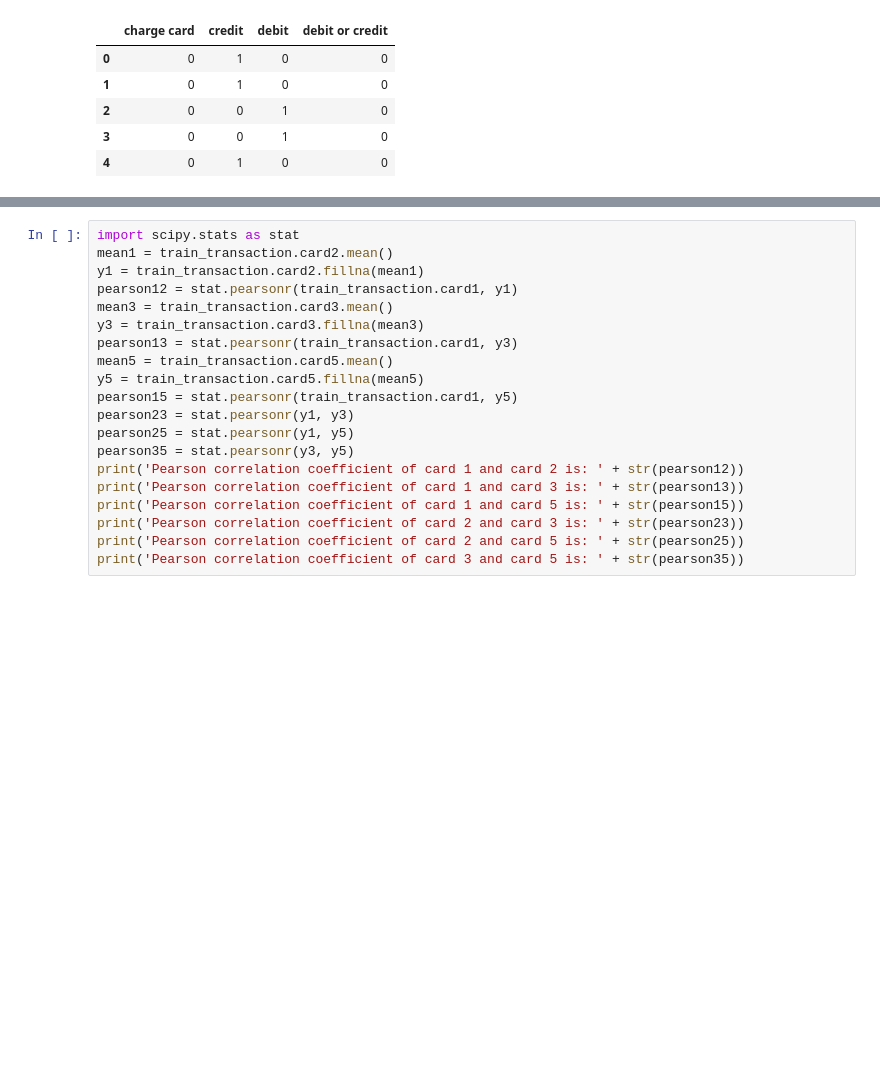
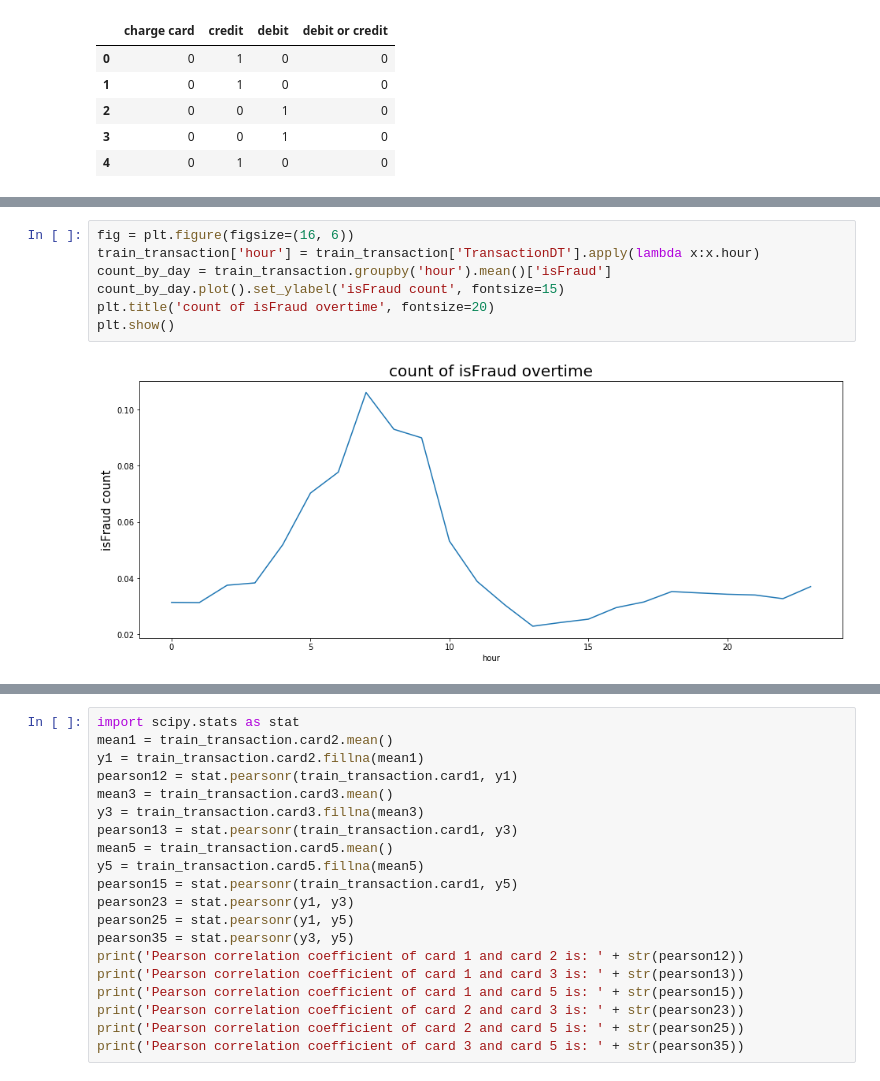
Before and after one commit to jacquelineguo/Capstone_1, a Jupyter notebook: Capstone_1_Draft.ipynb, the cells around one changed output, grey strips where cells are left out. Drawn from its saved outputs; the diff is of its cells as text; blank space fills up the shorter version.

```diff
--- a/Capstone_1_Draft.ipynb
+++ b/Capstone_1_Draft.ipynb
@@ -168,0 +175,9 @@ Name: card6, dtype: int64
+# %%
+fig = plt.figure(figsize=(16, 6))
+train_transaction['hour'] = train_transaction['TransactionDT'].apply(lambda x:x.hour)
+count_by_day = train_transaction.groupby('hour').mean()['isFraud']
+count_by_day.plot().set_ylabel('isFraud count', fontsize=15)
+plt.title('count of isFraud overtime', fontsize=20)
+plt.show()
+# %% [output]
+[figure, added]
```
Also changed, not shown: parts of 24 cells of this notebook.
